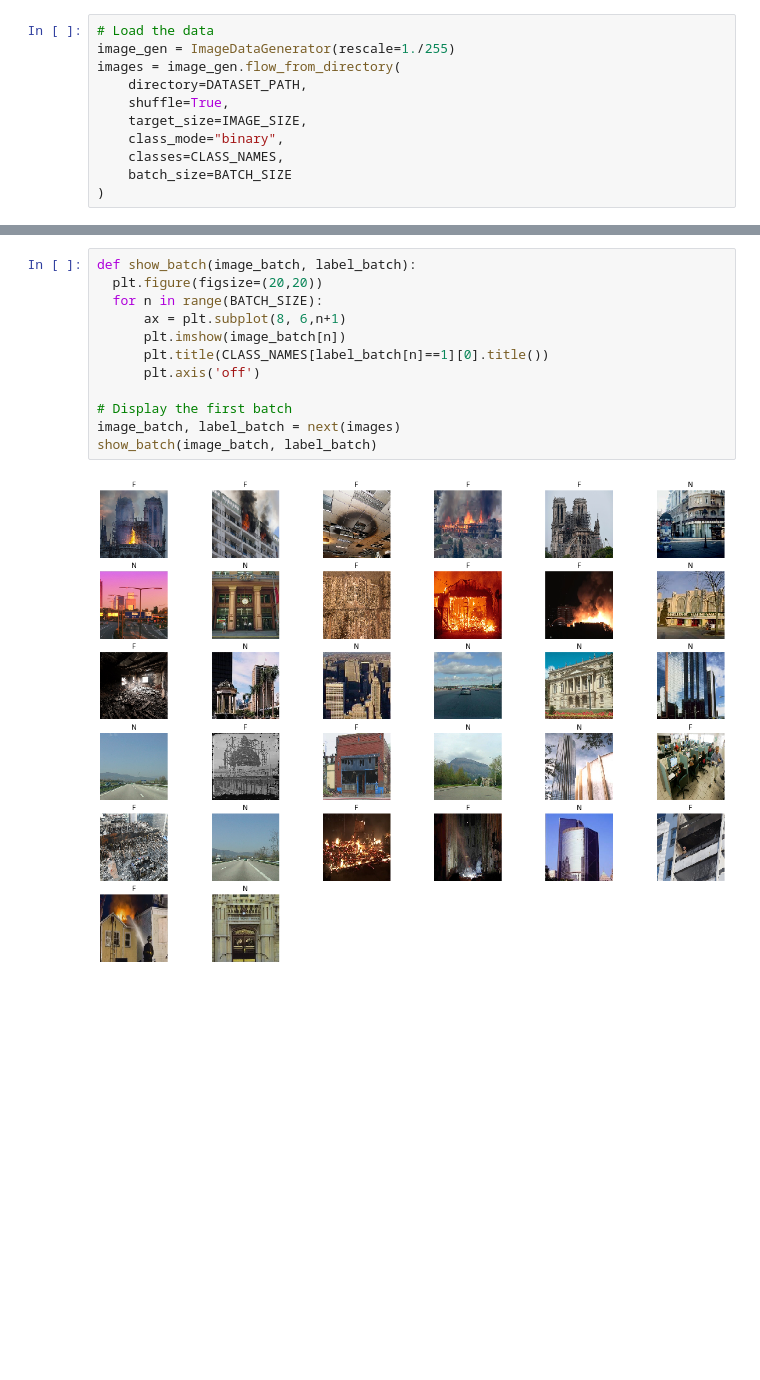
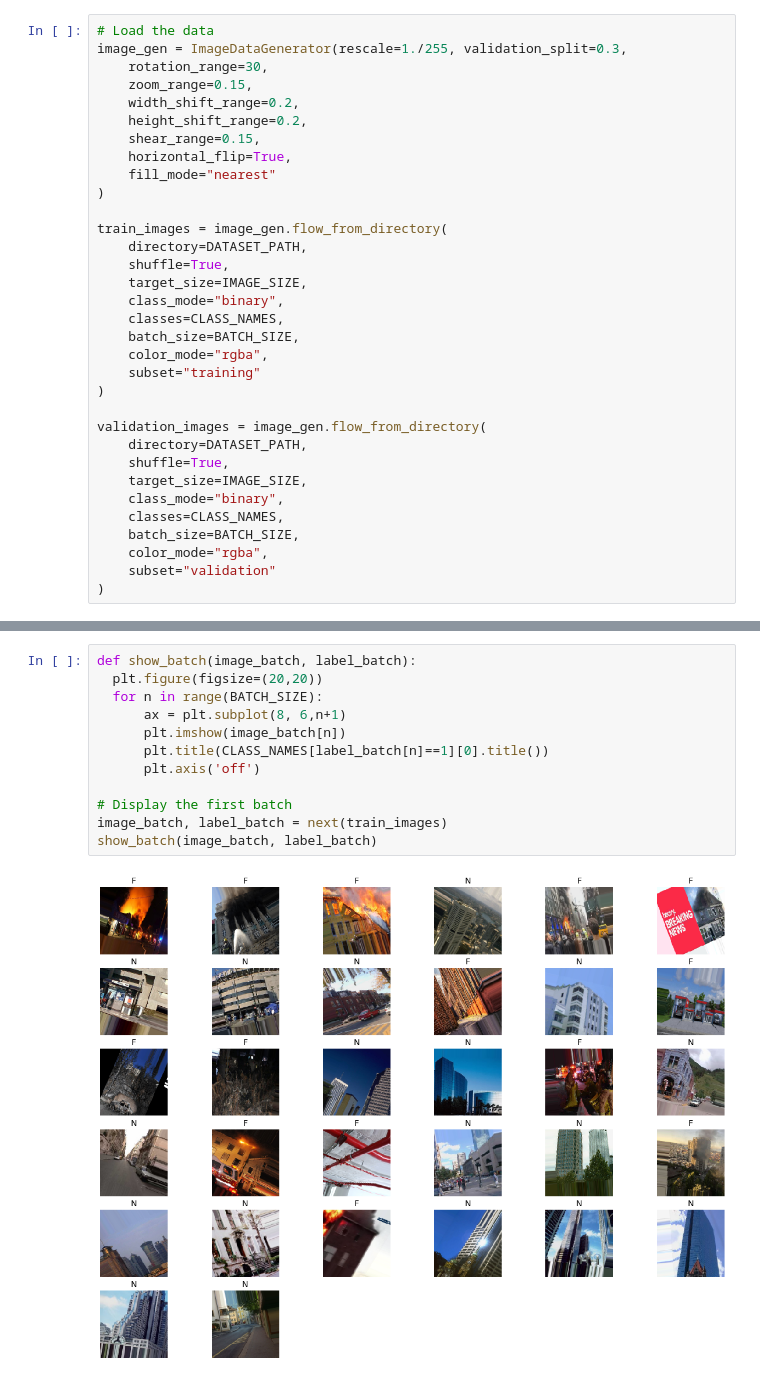
Before and after one commit to hugowangler/d7041e-mini-project, a Jupyter notebook: main.ipynb, the cells around one changed output, grey strips where cells are left out. Cells and saved outputs as stored; diff of their text form; blank space fills up the shorter version.

Commit message:
Add training

```diff
--- a/main.ipynb
+++ b/main.ipynb
@@ -15,12 +19,34 @@ CLASS_NAMES = ["fire", "nonfire"]
 # %%
 # Load the data
-image_gen = ImageDataGenerator(rescale=1./255)
-images = image_gen.flow_from_directory(
+image_gen = ImageDataGenerator(rescale=1./255, validation_split=0.3,
+    rotation_range=30,
+    zoom_range=0.15,
+    width_shift_range=0.2,
+    height_shift_range=0.2,
+    shear_range=0.15,
+    horizontal_flip=True,
+    fill_mode="nearest"
+)
+
+train_images = image_gen.flow_from_directory(
     directory=DATASET_PATH,
     shuffle=True,
     target_size=IMAGE_SIZE,
     class_mode="binary",
     classes=CLASS_NAMES,
-    batch_size=BATCH_SIZE
+    batch_size=BATCH_SIZE,
+    color_mode="rgba",
+    subset="training"
 )
+
+validation_images = image_gen.flow_from_directory(
+    directory=DATASET_PATH,
+    shuffle=True,
+    target_size=IMAGE_SIZE,
+    class_mode="binary",
+    classes=CLASS_NAMES,
+    batch_size=BATCH_SIZE,
+    color_mode="rgba",
+    subset="validation"
+)
 # %% [output]
@@ -28,15 +55,15 @@ Found 2621 images belonging to 2 classes.
 # %%
 def show_batch(image_batch, label_batch):
   plt.figure(figsize=(20,20))
   for n in range(BATCH_SIZE):
       ax = plt.subplot(8, 6,n+1)
       plt.imshow(image_batch[n])
       plt.title(CLASS_NAMES[label_batch[n]==1][0].title())
       plt.axis('off')
 
 # Display the first batch
-image_batch, label_batch = next(images)
+image_batch, label_batch = next(train_images)
 show_batch(image_batch, label_batch)
 # %% [output]
-[figure, old version]
+[figure, new version]
 # %%
```
Also changed, not shown: parts of 7 cells of this notebook.
